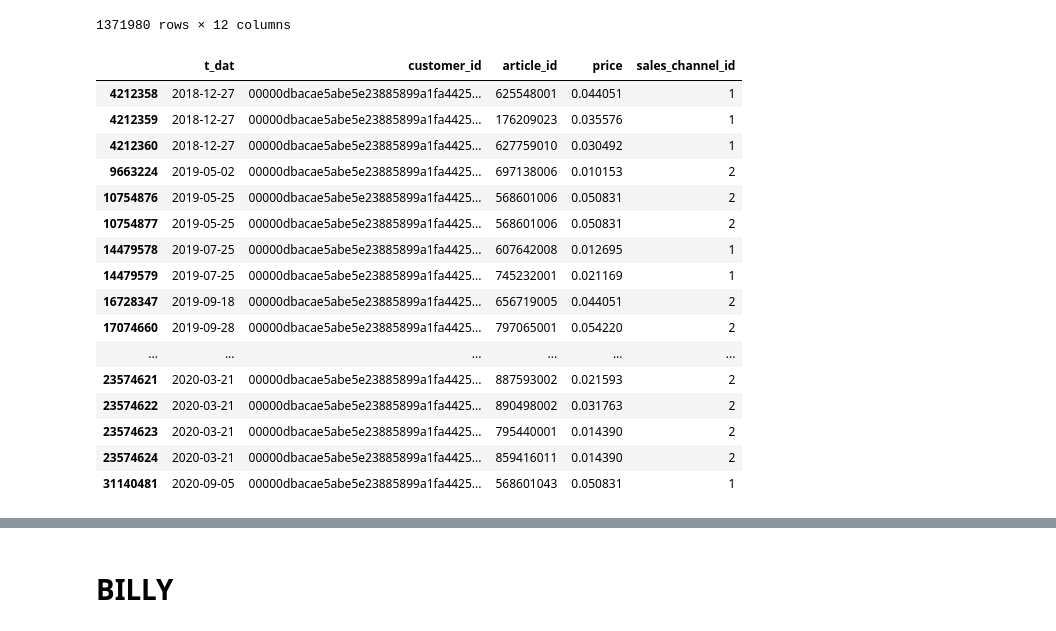
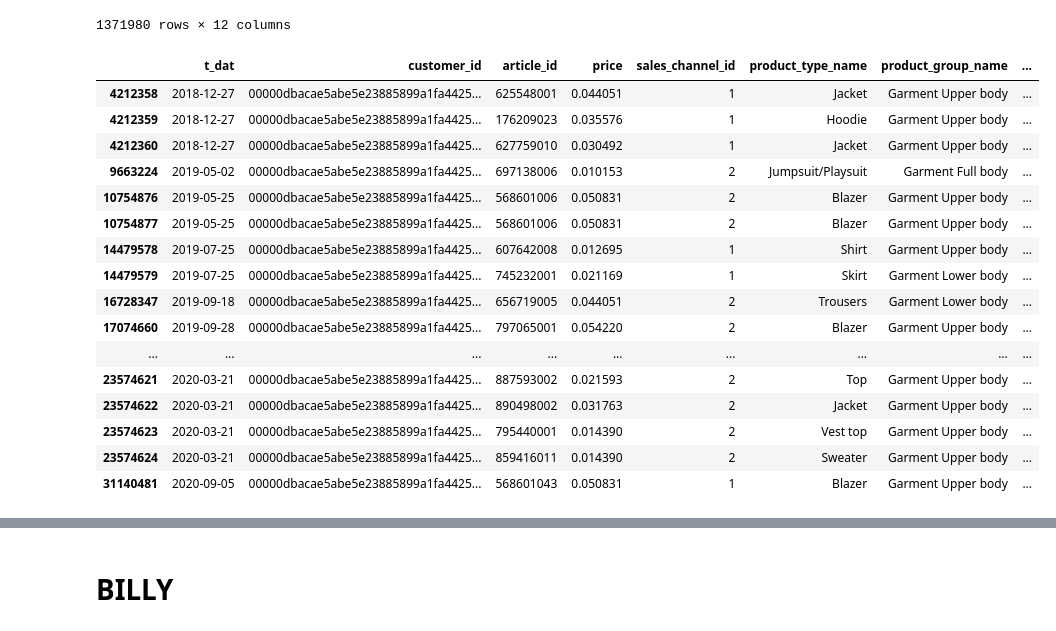
Before and after one commit to billysimct/Data-Science-Business, a Jupyter notebook: demo.ipynb, the cells around one changed output, grey strips where cells are left out. Saved outputs shown, nothing was run; the diff lists cells and outputs as text; code cells hidden in the pictures.

```diff
--- a/demo.ipynb
+++ b/demo.ipynb
@@ -68,3 +68,9 @@ customers.head()
 | 2 | 000058a12d5b43e67d225668fa1f8d618... | NaN | NaN | ACTIVE | NONE | 24.0 | 64f17e6a330a85798e4998f62d0930d14... |
 | 3 | 00005ca1c9ed5f5146b52ac8639a40ca9... | NaN | NaN | ACTIVE | NONE | 54.0 | 5d36574f52495e81f019b680c843c443b... |
 | 4 | 00006413d8573cd20ed7128e53b7b1381... | 1.0 | 1.0 | ACTIVE | Regularly | 52.0 | 25fa5ddee9aac01b35208d01736e57942... |
+# %%
+processed_transactions = transactions.copy()
+
+### To give more details of what the transactions are ###
+processed_transactions = processed_transactions.merge(articles[['article_id','product_type_name', 'product_group_name', 'graphical_appearance_name', 'colour_group_name', 'perceived_colour_value_name', 'index_group_name', 'section_name']], how='left', on='article_id')
+processed_transactions
@@ -110,20 +128,20 @@ processed_transactions = transactions.copy()
 # %%
-transactions[transactions['customer_id'] ==  processed_customers['customer_id'].iat[0]]
+processed_transactions[processed_transactions['customer_id'] ==  processed_customers['customer_id'].iat[0]]
 # %% [output]
-|  | t_dat | customer_id | article_id | price | sales_channel_id |
-| 4212358 | 2018-12-27 | 00000dbacae5abe5e23885899a1fa4425... | 625548001 | 0.044051 | 1 |
-| 4212359 | 2018-12-27 | 00000dbacae5abe5e23885899a1fa4425... | 176209023 | 0.035576 | 1 |
-| 4212360 | 2018-12-27 | 00000dbacae5abe5e23885899a1fa4425... | 627759010 | 0.030492 | 1 |
-| 9663224 | 2019-05-02 | 00000dbacae5abe5e23885899a1fa4425... | 697138006 | 0.010153 | 2 |
-| 10754876 | 2019-05-25 | 00000dbacae5abe5e23885899a1fa4425... | 568601006 | 0.050831 | 2 |
-| 10754877 | 2019-05-25 | 00000dbacae5abe5e23885899a1fa4425... | 568601006 | 0.050831 | 2 |
-| 14479578 | 2019-07-25 | 00000dbacae5abe5e23885899a1fa4425... | 607642008 | 0.012695 | 1 |
-| 14479579 | 2019-07-25 | 00000dbacae5abe5e23885899a1fa4425... | 745232001 | 0.021169 | 1 |
-| 16728347 | 2019-09-18 | 00000dbacae5abe5e23885899a1fa4425... | 656719005 | 0.044051 | 2 |
-| 17074660 | 2019-09-28 | 00000dbacae5abe5e23885899a1fa4425... | 797065001 | 0.054220 | 2 |
-| ... | ... | ... | ... | ... | ... |
-| 23574621 | 2020-03-21 | 00000dbacae5abe5e23885899a1fa4425... | 887593002 | 0.021593 | 2 |
-| 23574622 | 2020-03-21 | 00000dbacae5abe5e23885899a1fa4425... | 890498002 | 0.031763 | 2 |
-| 23574623 | 2020-03-21 | 00000dbacae5abe5e23885899a1fa4425... | 795440001 | 0.014390 | 2 |
-| 23574624 | 2020-03-21 | 00000dbacae5abe5e23885899a1fa4425... | 859416011 | 0.014390 | 2 |
-| 31140481 | 2020-09-05 | 00000dbacae5abe5e23885899a1fa4425... | 568601043 | 0.050831 | 1 |
+|  | t_dat | customer_id | article_id | price | sales_channel_id | product_type_name | product_group_name | ... |
+| 4212358 | 2018-12-27 | 00000dbacae5abe5e23885899a1fa4425... | 625548001 | 0.044051 | 1 | Jacket | Garment Upper body | ... |
+| 4212359 | 2018-12-27 | 00000dbacae5abe5e23885899a1fa4425... | 176209023 | 0.035576 | 1 | Hoodie | Garment Upper body | ... |
+| 4212360 | 2018-12-27 | 00000dbacae5abe5e23885899a1fa4425... | 627759010 | 0.030492 | 1 | Jacket | Garment Upper body | ... |
+| 9663224 | 2019-05-02 | 00000dbacae5abe5e23885899a1fa4425... | 697138006 | 0.010153 | 2 | Jumpsuit/Playsuit | Garment Full body | ... |
+| 10754876 | 2019-05-25 | 00000dbacae5abe5e23885899a1fa4425... | 568601006 | 0.050831 | 2 | Blazer | Garment Upper body | ... |
+| 10754877 | 2019-05-25 | 00000dbacae5abe5e23885899a1fa4425... | 568601006 | 0.050831 | 2 | Blazer | Garment Upper body | ... |
+| 14479578 | 2019-07-25 | 00000dbacae5abe5e23885899a1fa4425... | 607642008 | 0.012695 | 1 | Shirt | Garment Upper body | ... |
+| 14479579 | 2019-07-25 | 00000dbacae5abe5e23885899a1fa4425... | 745232001 | 0.021169 | 1 | Skirt | Garment Lower body | ... |
+| 16728347 | 2019-09-18 | 00000dbacae5abe5e23885899a1fa4425... | 656719005 | 0.044051 | 2 | Trousers | Garment Lower body | ... |
+| 17074660 | 2019-09-28 | 00000dbacae5abe5e23885899a1fa4425... | 797065001 | 0.054220 | 2 | Blazer | Garment Upper body | ... |
+| ... | ... | ... | ... | ... | ... | ... | ... | ... |
+| 23574621 | 2020-03-21 | 00000dbacae5abe5e23885899a1fa4425... | 887593002 | 0.021593 | 2 | Top | Garment Upper body | ... |
+| 23574622 | 2020-03-21 | 00000dbacae5abe5e23885899a1fa4425... | 890498002 | 0.031763 | 2 | Jacket | Garment Upper body | ... |
+| 23574623 | 2020-03-21 | 00000dbacae5abe5e23885899a1fa4425... | 795440001 | 0.014390 | 2 | Vest top | Garment Upper body | ... |
+| 23574624 | 2020-03-21 | 00000dbacae5abe5e23885899a1fa4425... | 859416011 | 0.014390 | 2 | Sweater | Garment Upper body | ... |
+| 31140481 | 2020-09-05 | 00000dbacae5abe5e23885899a1fa4425... | 568601043 | 0.050831 | 1 | Blazer | Garment Upper body | ... |
```
Also changed, not shown: parts of 3 cells of this notebook.
